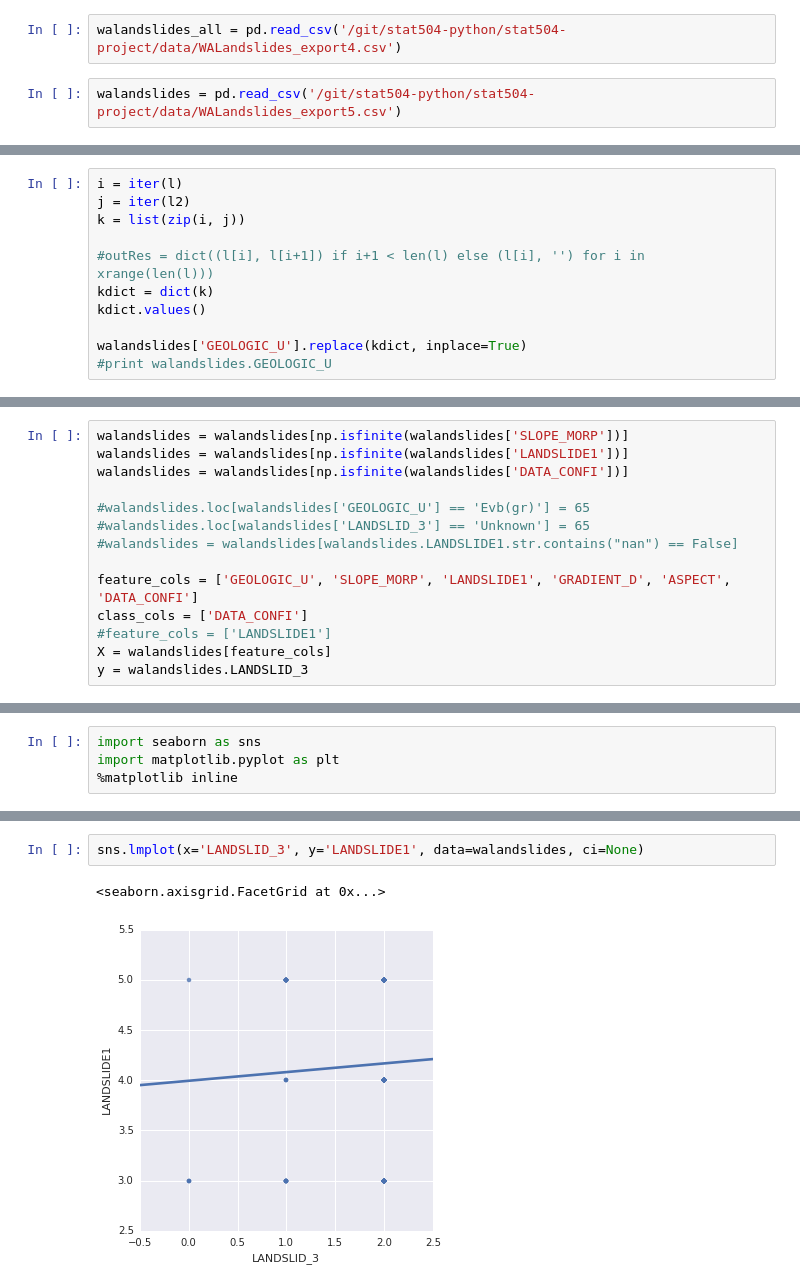
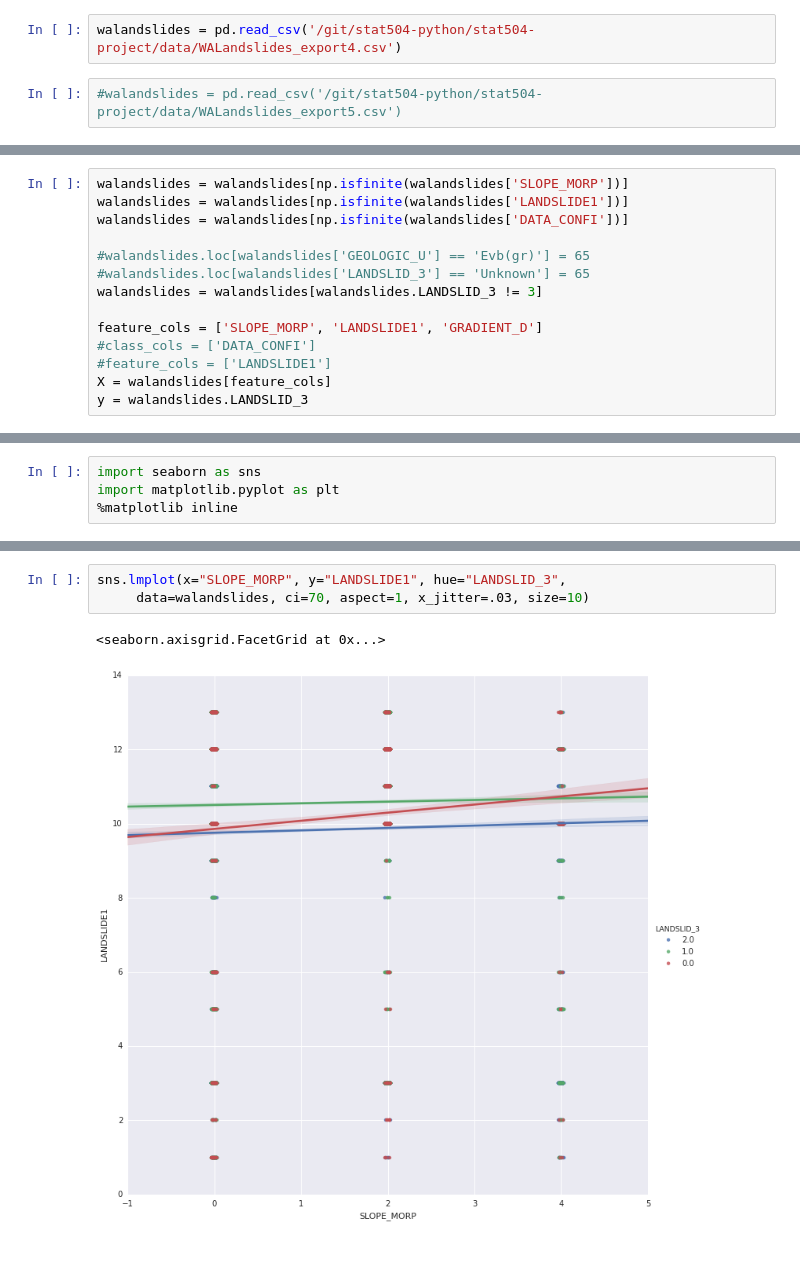
Before and after one commit to erichseamon/stat504-python, a Jupyter notebook: stat504-project/landslides-project-proposal.ipynb, the cells around one changed output, grey strips where cells are left out. Cells and saved outputs as stored; diff of their text form; blank space fills up the shorter version.

Commit message:
changes for landslide project - revised plots slightly and tabulated X and y

```diff
--- a/stat504-project/landslides-project-proposal.ipynb
+++ b/stat504-project/landslides-project-proposal.ipynb
@@ -110,9 +110,9 @@ import csv
 #reader = csv.reader(ifile)
 #ifile.close()
 # %%
-walandslides_all = pd.read_csv('/git/stat504-python/stat504-project/data/WALandslides_export4.csv')
+walandslides = pd.read_csv('/git/stat504-python/stat504-project/data/WALandslides_export4.csv')
 # %%
-walandslides = pd.read_csv('/git/stat504-python/stat504-project/data/WALandslides_export5.csv')
+#walandslides = pd.read_csv('/git/stat504-python/stat504-project/data/WALandslides_export5.csv')
 # %%
 walandslides
 # %% [output]
@@ -188,14 +194,3 @@ l2 = list(range(1, 106))
-# %%
-i = iter(l)
-j = iter(l2)
-k = list(zip(i, j))
-
-#outRes = dict((l[i], l[i+1]) if i+1 < len(l) else (l[i], '') for i in xrange(len(l)))
-kdict = dict(k)
-kdict.values()
-
-walandslides['GEOLOGIC_U'].replace(kdict, inplace=True)
-#print walandslides.GEOLOGIC_U
 # %% [markdown]
 ### Set landslide type as numeric
 # %%
@@ -226,10 +223,10 @@ walandslides = walandslides[np.isfinite(walandslides['DATA_CONFI'])]
 
 #walandslides.loc[walandslides['GEOLOGIC_U'] == 'Evb(gr)'] = 65
 #walandslides.loc[walandslides['LANDSLID_3'] == 'Unknown'] = 65
-#walandslides = walandslides[walandslides.LANDSLIDE1.str.contains("nan") == False]
+walandslides = walandslides[walandslides.LANDSLID_3 != 3]
 
-feature_cols = ['GEOLOGIC_U', 'SLOPE_MORP', 'LANDSLIDE1', 'GRADIENT_D', 'ASPECT', 'DATA_CONFI']
-class_cols = ['DATA_CONFI']
+feature_cols = ['SLOPE_MORP', 'LANDSLIDE1', 'GRADIENT_D']
+#class_cols = ['DATA_CONFI']
 #feature_cols = ['LANDSLIDE1']
 X = walandslides[feature_cols]
 y = walandslides.LANDSLID_3
@@ -355,5 +292,6 @@ import matplotlib.pyplot as plt
 # %%
-sns.lmplot(x='LANDSLID_3', y='LANDSLIDE1', data=walandslides, ci=None)
+sns.lmplot(x="SLOPE_MORP", y="LANDSLIDE1", hue="LANDSLID_3",
+     data=walandslides, ci=70, aspect=1, x_jitter=.03, size=10)
 # %% [output]
 <seaborn.axisgrid.FacetGrid at 0x...>
-[figure, old version]
+[figure, new version]
```
Also changed, not shown: parts of 33 cells of this notebook, 1 other file.
